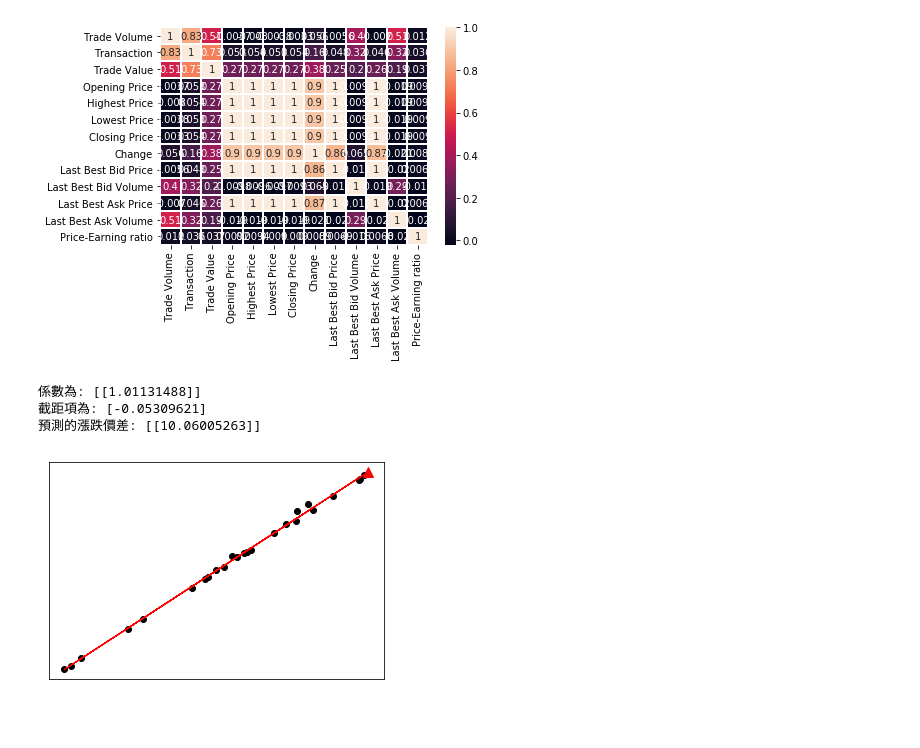
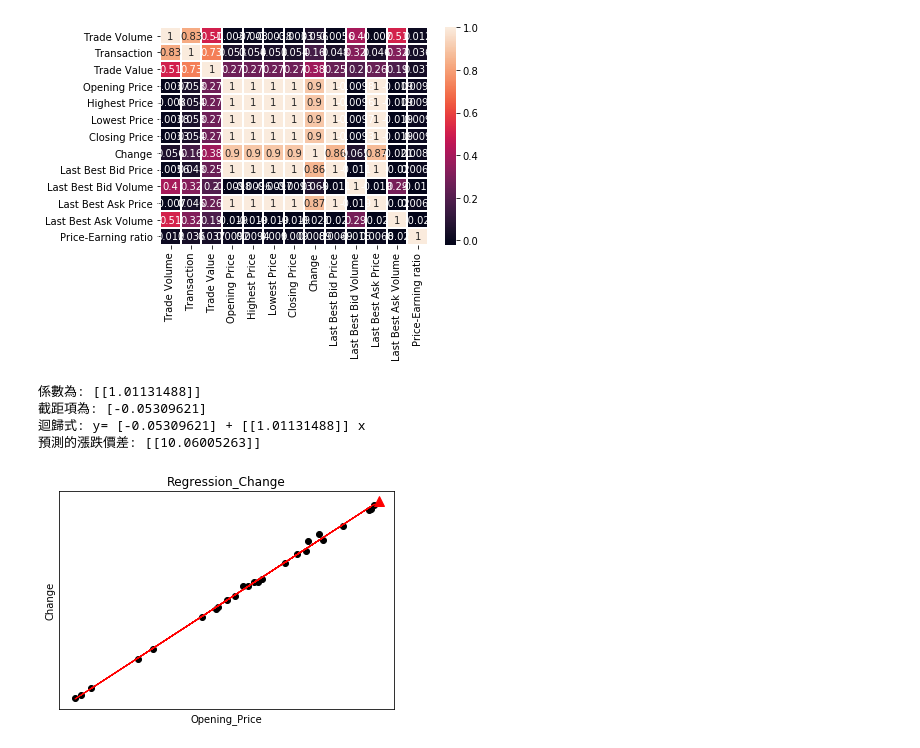
Before and after one commit to ghost30520again/Stock-Analysis, a Jupyter notebook: Stock Analysis.ipynb, the cells around one changed output. Drawn from its saved outputs; the diff is of its cells as text; code cells hidden in the pictures; blank space fills up the shorter version.

```diff
--- a/Stock Analysis.ipynb
+++ b/Stock Analysis.ipynb
@@ -118,32 +120,38 @@ from sklearn.linear_model import LinearRegression
 Opening_Price = np.array([6.4,7.57,6.16,9.87,8.5,9.11,8.84,7.44,8.13,8.69,7.91,7.83,8.87,7.4,5.25,9.85,9.43,5.41,7.7,7.18,9.93,8.07,8.01,5.15,9.04])
 Highest_Price = np.array([6.4,7.61,6.16,9.88,8.53,9.11,8.84,7.45,8.13,8.76,7.95,7.97,9.08,7.4,5.25,9.85,9.45,5.43,7.7,7.18,9.98,8.07,8.05,5.17,9.25])
 
 lm = LinearRegression()
 lm.fit(np.reshape(Opening_Price, (len(Opening_Price), 1)), np.reshape(Highest_Price, (len(Highest_Price), 1)))
 
 # 印出係數
 print("係數為:",lm.coef_)
 
 # 印出截距
 print("截距項為:",lm.intercept_ )
 
 to_be_predicted = np.array([10])
 predicted_Change = lm.predict(np.reshape(to_be_predicted, (len(to_be_predicted), 1)))
 
+# 迴歸式
+print("迴歸式:","y=",lm.intercept_,"+",lm.coef_,"x")
 # 預測的漲跌價差
 print("預測的漲跌價差:",predicted_Change)
 
 # 視覺化
 plt.scatter(Opening_Price, Highest_Price, color='black')
 plt.plot(Opening_Price, lm.predict(np.reshape(Opening_Price, (len(Opening_Price), 1))), color='red', linewidth=1)
 
-
 plt.plot(to_be_predicted, predicted_Change, color = 'red', marker = '^', markersize = 10)
 plt.xticks(())
 plt.yticks(())
+plt.xlabel('Opening_Price')
+plt.ylabel('Change')
+plt.title('Regression_Change')
+
 plt.show()
 # %% [output]
 係數為: [[1.01131488]]
 截距項為: [-0.05309621]
+迴歸式: y= [-0.05309621] + [[1.01131488]] x
 預測的漲跌價差: [[10.06005263]]
-[figure, old version]
+[figure, new version]
```
Also changed, not shown: parts of 6 cells of this notebook.
